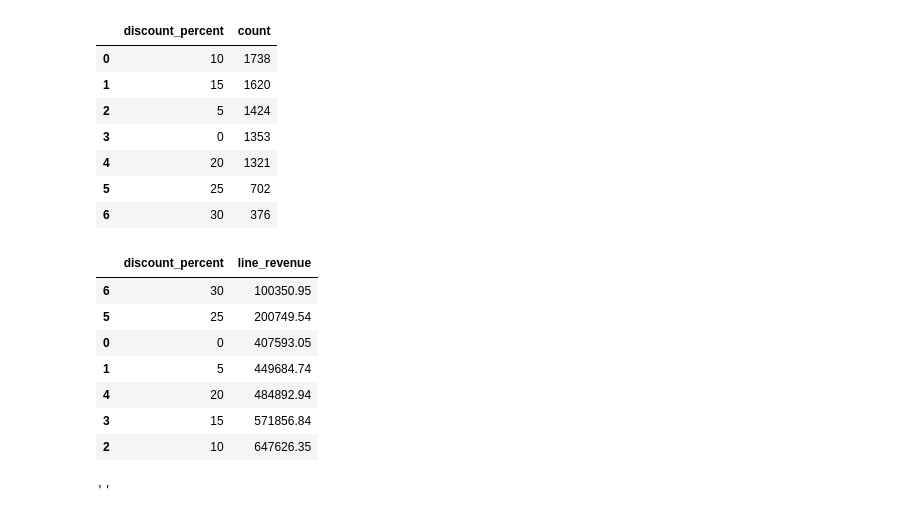
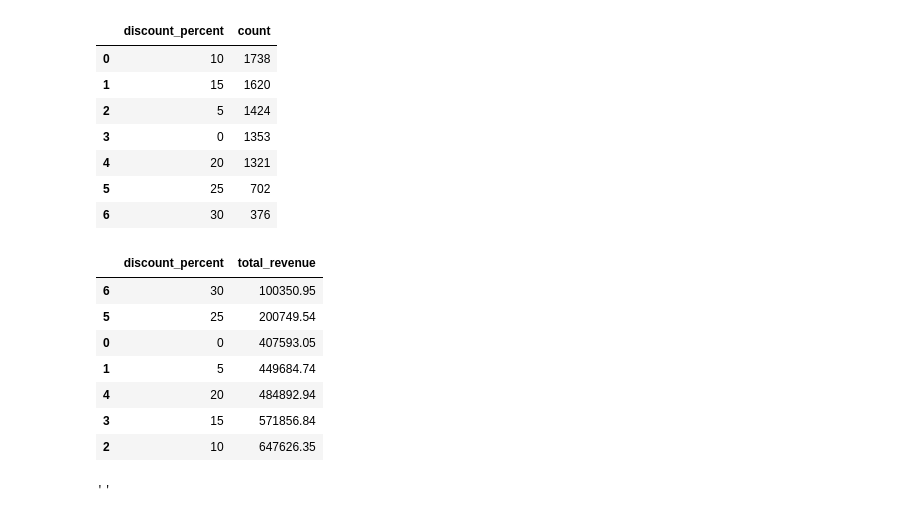
Before and after one commit to carloshurtadop9/Ecommerce-Project, a Jupyter notebook: Untitled-1.ipynb, the cells around one changed output. Cells and saved outputs as stored; diff of their text form; code cells hidden in the pictures.

```diff
--- a/Untitled-1.ipynb
+++ b/Untitled-1.ipynb
@@ -224,10 +224,12 @@ order_items['discount_percent'].value_counts().reset_index()
 # %%
 #Discount levels vs total revenue
 discount_vs_total = order_items.groupby('discount_percent')['line_revenue'].sum().reset_index().sort_values('line_revenue', ascending=True)
 
+discount_vs_total.rename(columns={'line_revenue': 'total_revenue'}, inplace=True)
+
 discount_vs_total.head(7)
 # %% [output]
-|  | discount_percent | line_revenue |
+|  | discount_percent | total_revenue |
 | 6 | 30 | 100350.95 |
 | 5 | 25 | 200749.54 |
 | 0 | 0 | 407593.05 |
```
Also changed, not shown: parts of 15 cells of this notebook.
